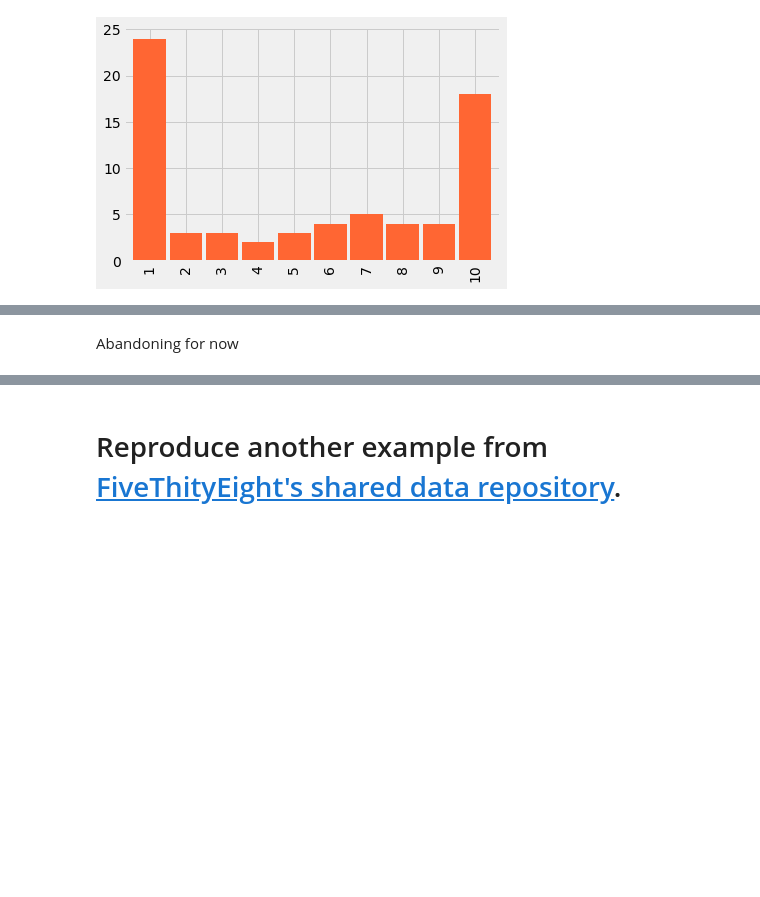
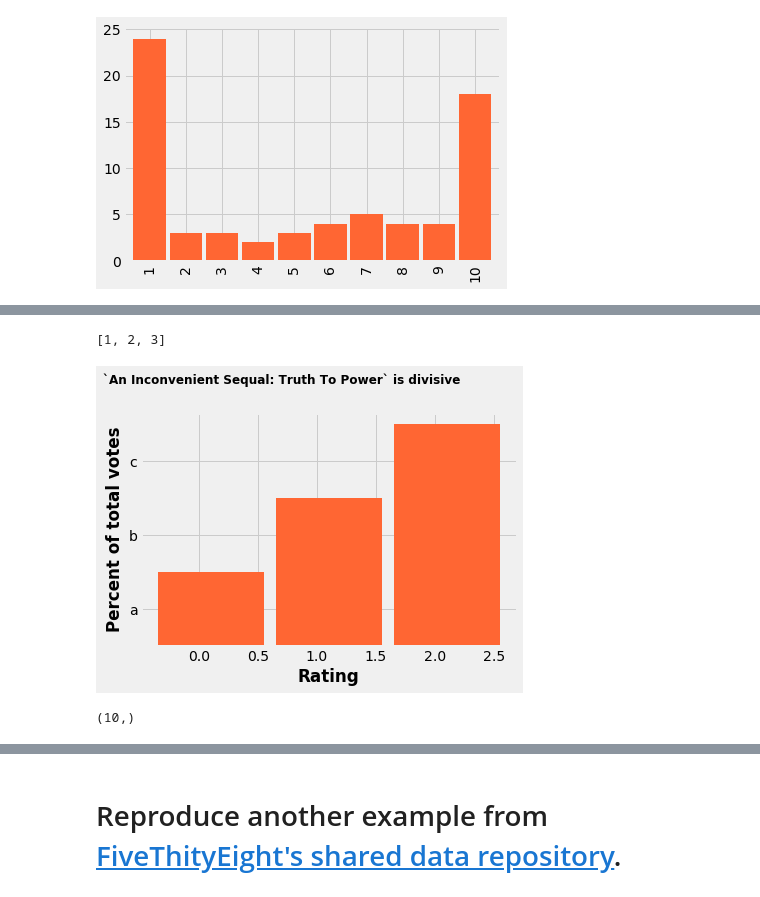
Before and after one commit to bloominstituteoftechnology/DS-Unit-1-Sprint-2-Data-Wrangling-and-Storytelling, a Jupyter notebook: module3-make-explanatory-visualizations/Joseph_Shirk_LS_DS_123_Make_Explanatory_Visualizations_Assignment.ipynb, the cells around one changed output, grey strips where cells are left out. Saved outputs shown, nothing was run; the diff lists cells and outputs as text; code cells hidden in the pictures; blank space fills up the shorter version.

```diff
--- a/module3-make-explanatory-visualizations/Joseph_Shirk_LS_DS_123_Make_Explanatory_Visualizations_Assignment.ipynb
+++ b/module3-make-explanatory-visualizations/Joseph_Shirk_LS_DS_123_Make_Explanatory_Visualizations_Assignment.ipynb
@@ -202,2 +157,12 @@ ValueError: ignored
-# %% [markdown]
-Abandoning for now
+# %%
+testdata[1]
+# %% [output]
+[1, 2, 3]
+# %%
+fig_538bar(testdata[0], testdata[1], title);
+# %% [output]
+[figure, added]
+# %%
+fake2.value_counts().sort_index().shape
+# %% [output]
+(10,)
```
Also changed, not shown: parts of 32 cells of this notebook.
